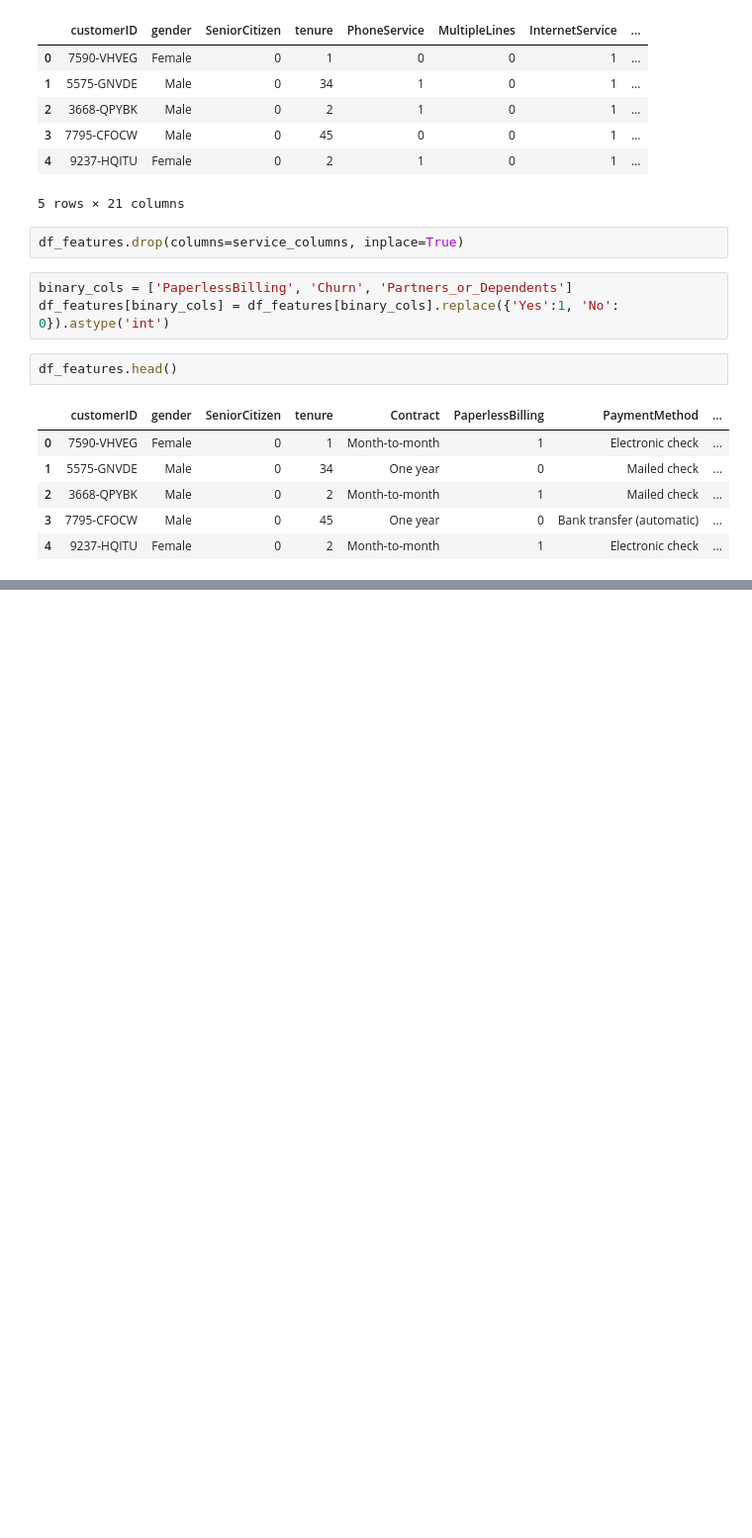
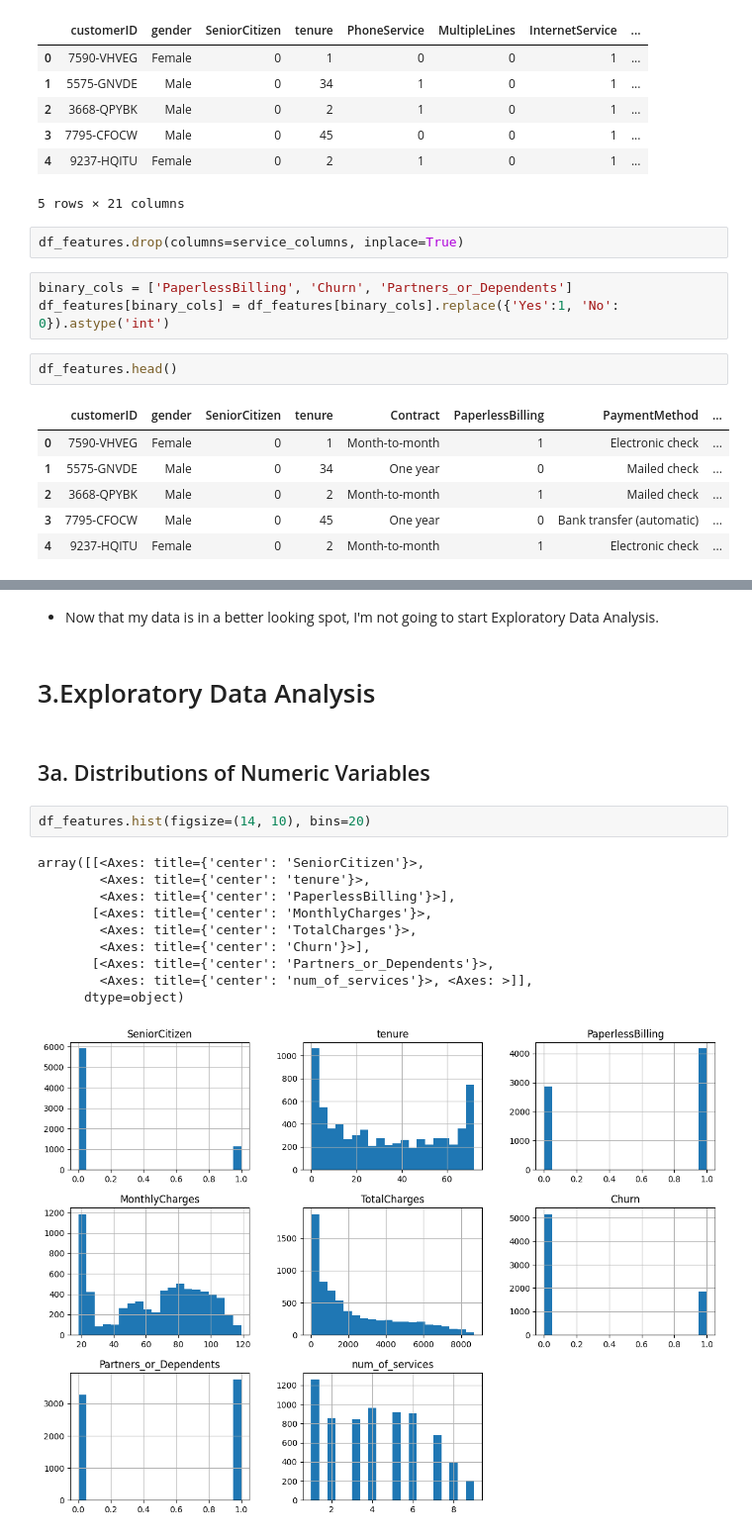
Before and after one commit to sbmccall/data-science-projects, a Jupyter notebook: telco-customer-churn/notebooks/telco_customer_churn_sbm.ipynb, the cells around one changed output, grey strips where cells are left out. Shown at 99% size. Cells and saved outputs as stored; diff of their text form; blank space fills up the shorter version.

```diff
--- a/telco-customer-churn/notebooks/telco_customer_churn_sbm.ipynb
+++ b/telco-customer-churn/notebooks/telco_customer_churn_sbm.ipynb
@@ -463 +466,20 @@ dtypes: float64(1), int64(6), object(5)
 memory usage: 660.4+ KB
+# %% [markdown]
+- Now that my data is in a better looking spot, I'm not going to start Exploratory Data Analysis.
+# %% [markdown]
+# 3.Exploratory Data Analysis
+# %% [markdown]
+## 3a. Distributions of Numeric Variables
+# %%
+df_features.hist(figsize=(14, 10), bins=20)
+# %% [output]
+array([[<Axes: title={'center': 'SeniorCitizen'}>,
+        <Axes: title={'center': 'tenure'}>,
+        <Axes: title={'center': 'PaperlessBilling'}>],
+       [<Axes: title={'center': 'MonthlyCharges'}>,
+        <Axes: title={'center': 'TotalCharges'}>,
+        <Axes: title={'center': 'Churn'}>],
+       [<Axes: title={'center': 'Partners_or_Dependents'}>,
+        <Axes: title={'center': 'num_of_services'}>, <Axes: >]],
+      dtype=object)
+[figure, added]
```
Also changed, not shown: parts of 8 cells of this notebook.
